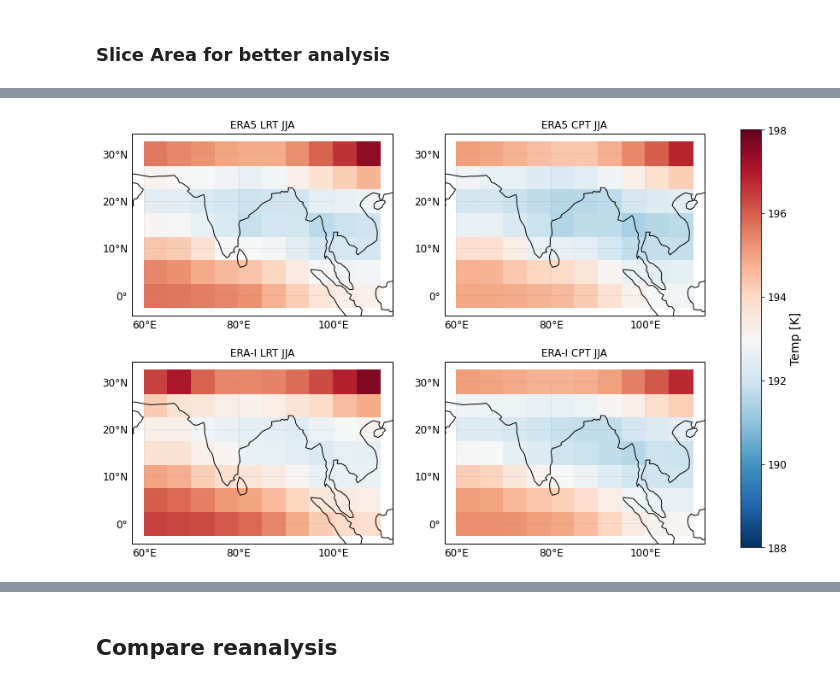
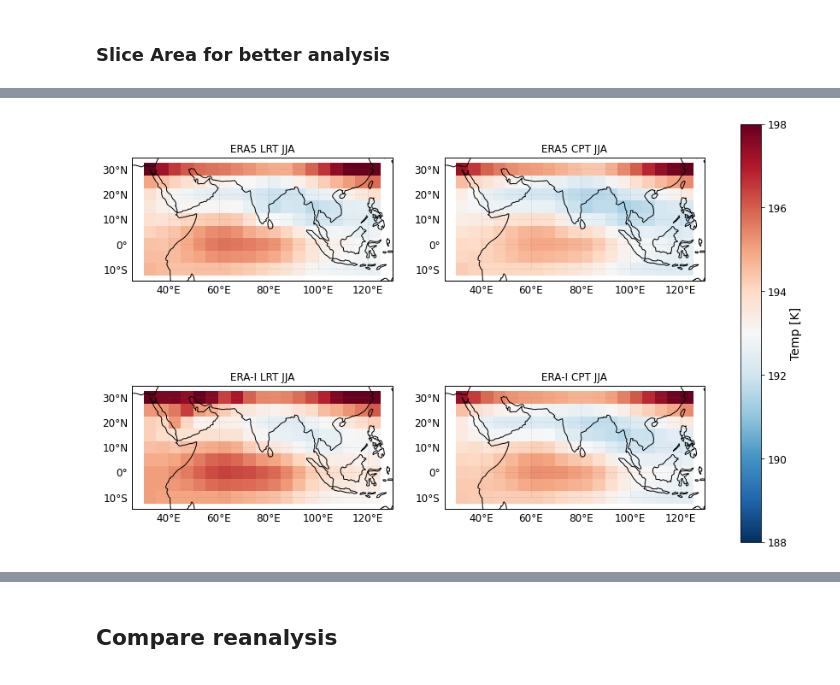
Before and after one commit to johanmeh/master, a Jupyter notebook: monsoon/monsoon_JJA.ipynb, the cells around one changed output, grey strips where cells are left out. Drawn from its saved outputs; the diff is of its cells as text; code cells hidden in the pictures.

```diff
--- a/monsoon/monsoon_JJA.ipynb
+++ b/monsoon/monsoon_JJA.ipynb
@@ -11,7 +11,7 @@ import monsoon_plot as pf
 The autoreload extension is already loaded. To reload it, use:
   %reload_ext autoreload
 # %%
-path = '/Users/johannemehren/Desktop/filer/'
+path = '/Users/johannemehren/filer/'
 
 #ds= xr.open_dataset(path + 'era5_latlon_2006-2018_3030.nc')
 ds_regrid = xr.open_dataset(path + 'gridfile_test.nc')
@@ -123,4 +128,5 @@ from cartopy.mpl.gridliner import LONGITUDE_FORMATTER, LATITUDE_FORMATTER
 # %%
-era5_monsoon = era5_m.sel(lat=slice(0,30), lon=slice(60,110))
-erai_monsoon = erai_m.sel(lat=slice(0,30), lon=slice(60,110))
-obs_monsoon = obs_m.sel(lat=slice(0,30), lon=slice(60,110))
+era5_monsoon = era5_m.sel(lat=slice(-10,30), lon=slice(30,125))
+erai_monsoon = erai_m.sel(lat=slice(-10,30), lon=slice(30,125))
+obs_monsoon = obs_m.sel(lat=slice(-10,30), lon=slice(30,125))
+obs_mean_monsoon = obs_mean.sel(lat=slice(-10,30), lon=slice(30,125))
@@ -147,8 +164,8 @@ vmax3 = 0.5
     proj = ccrs.PlateCarree(central_longitude = 0)
     f, axs = plt.subplots(2, 2, figsize=(15, 9),
                                            subplot_kw={'projection':proj})
-    xticks = [60, 80, 100]
-    yticks = [0, 10, 20, 30]
+    xticks = [40, 60, 80, 100, 120]
+    yticks = [-10,0, 10, 20, 30]
     cm = 'RdBu_r'
     font_size = 14
 
@@ -174,31 +191,31 @@ vmax3 = 0.5
 
     # ax3 plot
     ds3.plot(ax=axs[0,1], cmap=cm, vmin=vmin1, vmax=vmax1, transform=ccrs.PlateCarree(central_longitude=0),
             add_colorbar=False)
     axs[0,1].set_title('ERA5 CPT JJA')
 
     #ax4 plot
     ds4.plot(ax=axs[1,1], cmap=cm, vmin=vmin1, vmax=vmax1, transform=ccrs.PlateCarree(central_longitude=0),
             add_colorbar=False)
     axs[1,1].set_title('ERA-I CPT JJA')
 
 
 
 
     for i in range(0,2):
         for j in range(0,2):
             axs[i,j].coastlines()
             gl  = axs[i,j].gridlines(xlocs=xticks, ylocs=yticks, draw_labels= True, alpha = 0.2, color = 'gray', linestyle = '--')
             gl.xlabels_top = False
             gl.ylabels_right = False
             gl.xlabel_style = {'size': 12}
             gl.ylabel_style = {'size': 12}
             gl.xformatter = LONGITUDE_FORMATTER
             gl.yformatter = LATITUDE_FORMATTER
 
     #plt.tight_layout()
     #plt.subplots_adjust(wspace=0.2)
 
     #f.savefig('era5_erai_lrt_cpt_JJA_2007-2018.pdf')
 # %% [output]
-[figure, old version]
+[figure, new version]
```
Also changed, not shown: parts of 17 cells of this notebook, 48 other files.
